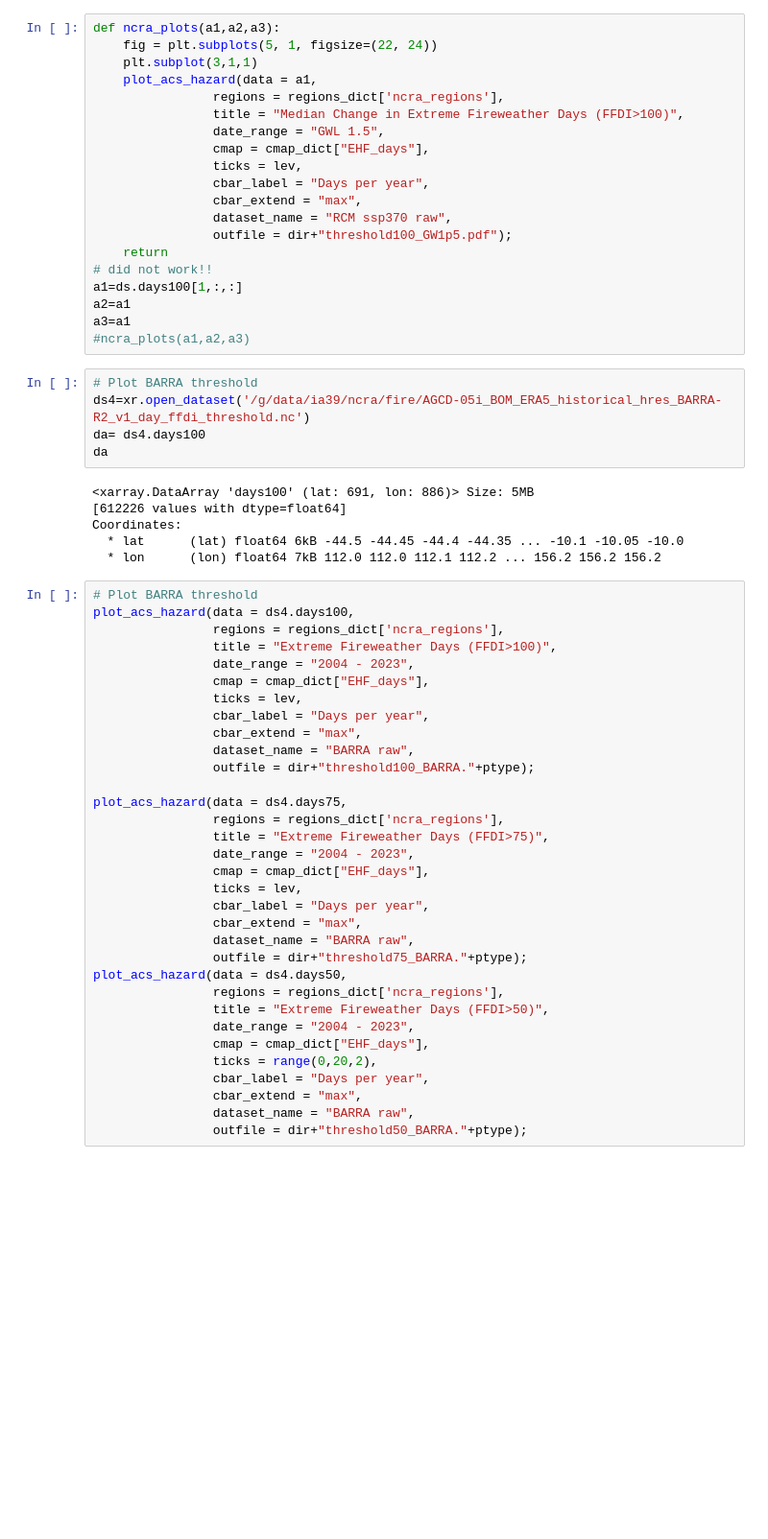
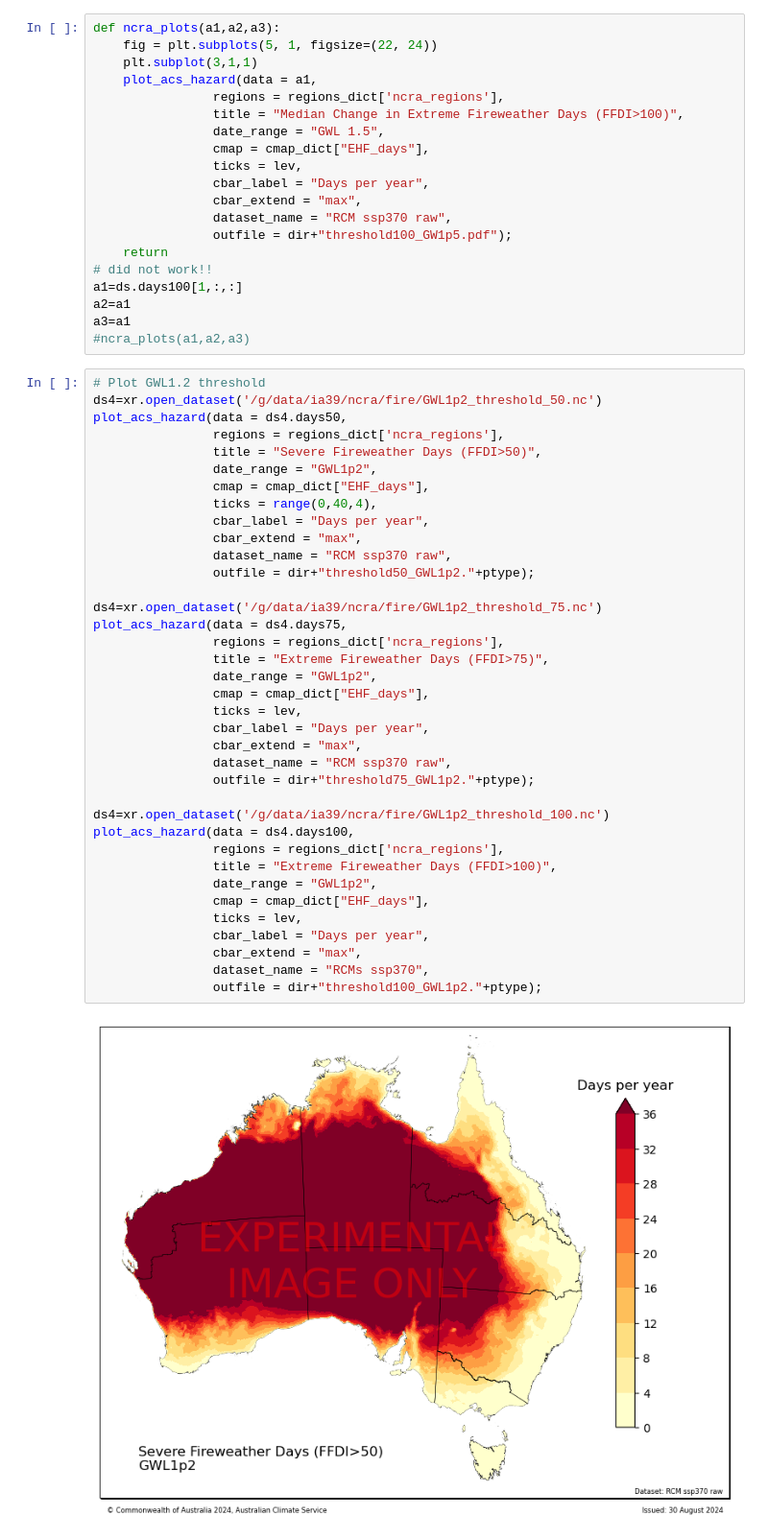
Before and after one commit to AusClimateService/hazard_fire, a Jupyter notebook: plot_thresholds.ipynb, the cells around one changed output. Shown at 96% size. Cells and saved outputs as stored; diff of their text form; blank space fills up the shorter version.

```diff
--- a/plot_thresholds.ipynb
+++ b/plot_thresholds.ipynb
@@ -84,47 +84,42 @@ a1=ds.days100[1,:,:]
 a2=a1
 a3=a1
 #ncra_plots(a1,a2,a3)
-# %%
-# Plot BARRA threshold
-ds4=xr.open_dataset('/g/data/ia39/ncra/fire/AGCD-05i_BOM_ERA5_historical_hres_BARRA-R2_v1_day_ffdi_threshold.nc')
-da= ds4.days100
-da
-# %% [output]
-<xarray.DataArray 'days100' (lat: 691, lon: 886)> Size: 5MB
-[612226 values with dtype=float64]
-Coordinates:
-  * lat      (lat) float64 6kB -44.5 -44.45 -44.4 -44.35 ... -10.1 -10.05 -10.0
-  * lon      (lon) float64 7kB 112.0 112.0 112.1 112.2 ... 156.2 156.2 156.2
 # %%
-# Plot BARRA threshold
-plot_acs_hazard(data = ds4.days100,
+# Plot GWL1.2 threshold
+ds4=xr.open_dataset('/g/data/ia39/ncra/fire/GWL1p2_threshold_50.nc')
+plot_acs_hazard(data = ds4.days50,
                 regions = regions_dict['ncra_regions'],
-                title = "Extreme Fireweather Days (FFDI>100)",
-                date_range = "2004 - 2023",
+                title = "Severe Fireweather Days (FFDI>50)",
+                date_range = "GWL1p2",
+                cmap = cmap_dict["EHF_days"],
+                ticks = range(0,40,4),
+                cbar_label = "Days per year",
+                cbar_extend = "max",
+                dataset_name = "RCM ssp370 raw",
+                outfile = dir+"threshold50_GWL1p2."+ptype);
+
+ds4=xr.open_dataset('/g/data/ia39/ncra/fire/GWL1p2_threshold_75.nc')
+plot_acs_hazard(data = ds4.days75,
+                regions = regions_dict['ncra_regions'],
+                title = "Extreme Fireweather Days (FFDI>75)",
+                date_range = "GWL1p2",
                 cmap = cmap_dict["EHF_days"],
                 ticks = lev,
                 cbar_label = "Days per year",
                 cbar_extend = "max",
-                dataset_name = "BARRA raw",
-                outfile = dir+"threshold100_BARRA."+ptype);
+                dataset_name = "RCM ssp370 raw",
+                outfile = dir+"threshold75_GWL1p2."+ptype);
 
-plot_acs_hazard(data = ds4.days75,
+ds4=xr.open_dataset('/g/data/ia39/ncra/fire/GWL1p2_threshold_100.nc')
+plot_acs_hazard(data = ds4.days100,
                 regions = regions_dict['ncra_regions'],
-                title = "Extreme Fireweather Days (FFDI>75)",
-                date_range = "2004 - 2023",
+                title = "Extreme Fireweather Days (FFDI>100)",
+                date_range = "GWL1p2",
                 cmap = cmap_dict["EHF_days"],
                 ticks = lev,
                 cbar_label = "Days per year",
                 cbar_extend = "max",
-                dataset_name = "BARRA raw",
-                outfile = dir+"threshold75_BARRA."+ptype);
-plot_acs_hazard(data = ds4.days50,
-                regions = regions_dict['ncra_regions'],
-                title = "Extreme Fireweather Days (FFDI>50)",
-                date_range = "2004 - 2023",
-                cmap = cmap_dict["EHF_days"],
-                ticks = range(0,20,2),
-                cbar_label = "Days per year",
-                cbar_extend = "max",
-                dataset_name = "BARRA raw",
-                outfile = dir+"threshold50_BARRA."+ptype);
+                dataset_name = "RCMs ssp370",
+                outfile = dir+"threshold100_GWL1p2."+ptype);
+# %% [output]
+[figure, added]
```
Also changed, not shown: parts of 3 cells of this notebook, 14 other files.
